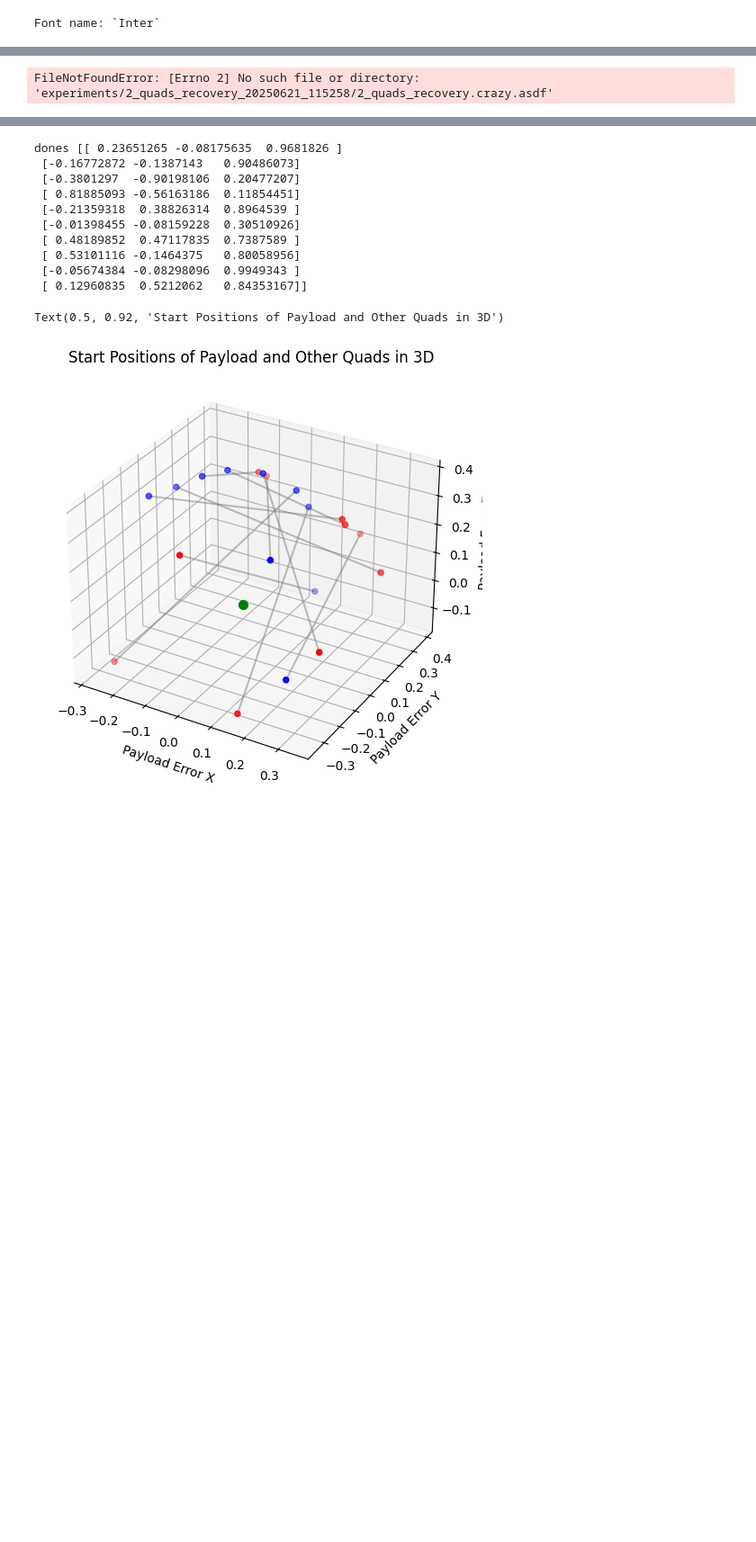
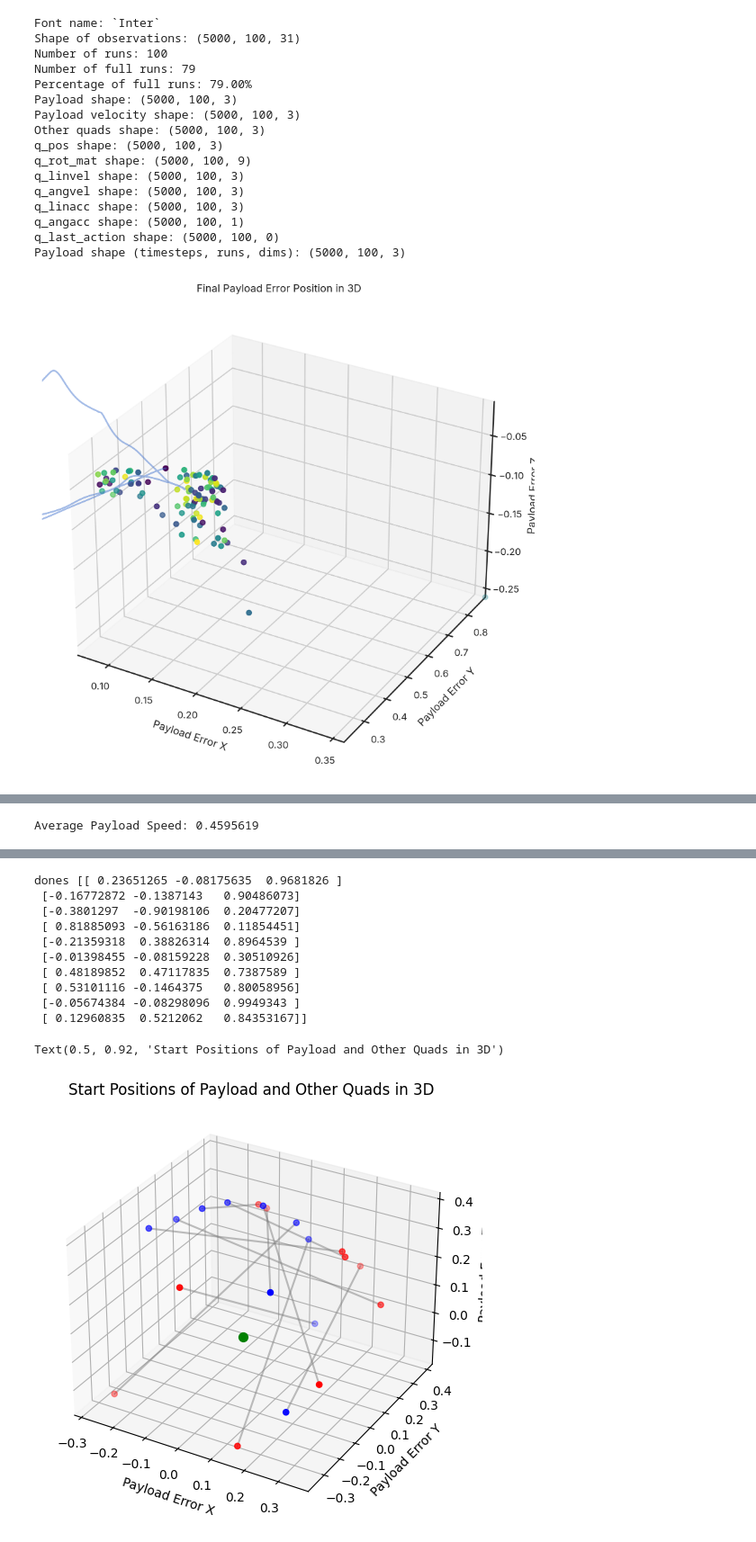
Before and after one commit to viktorlorentz/crazyMARL, a Jupyter notebook: plot_test.ipynb, the cells around one changed output, grey strips where cells are left out. Shown at 90% size. Drawn from its saved outputs; the diff is of its cells as text; code cells hidden in the pictures; blank space fills up the shorter version.

```diff
--- a/plot_test.ipynb
+++ b/plot_test.ipynb
@@ -23,7 +23,7 @@ plt.rcParams['figure.dpi'] = 300  # Set the resolution to 300 DPI for high-quali
 
 
 # Path to your ASDF file
-file_path = 'experiments_data/2_quads_recovery_20250621_115258/2_quads_recovery.crazy.asdf'
+file_path = 'experiments_data/2_quads_figure_eight_20250625_164822/2_quads_figure_eight.crazy.asdf'
 
 # Load the ASDF file and read the observations into memory
 with asdf.open(file_path) as af:
@@ -221,30 +221,46 @@ ax4.bar(bins[:-1], first_dones_hist/np.max(first_dones_hist), width=np.diff(bins
 
 
 for p in percentiles:
     p_val = np.percentile(p_error_norm, p, axis=1)
     ax4.plot(time[:], p_val, label=f'{p}th Percentile', alpha=0.7)
 ax4.set_xlabel('Time')
 ax4.set_ylabel('Payload Error Norm')
 
 
 # crate a line plot of the first dones over time
 
 
 
 ax4.legend()
 # save the figure
 plt.savefig('crazyvis/plots/payload_error_over_time.png', bbox_inches='tight')
 
 
 #calculate the average payload speed
 
 avg_payload_speed = np.mean(np.linalg.norm(payload_velocity, axis=2), axis=1)  # shape (timesteps,)
 fig5, ax5 = plt.subplots(figsize=(8, 6))
 ax5.plot(time, avg_payload_speed, label='Average Payload Speed', color='orange')
 ax5.set_xlabel('Timesteps')
 ax5.set_ylabel('Average Speed')
 ax5.set_title('Average Payload Speed Over Time')
 ax5.legend()
 print ("Average Payload Speed:", np.mean(avg_payload_speed))
 # %% [output]
 Font name: `Inter`
+Shape of observations: (5000, 100, 31)
+Number of runs: 100
+Number of full runs: 79
+Percentage of full runs: 79.00%
+Payload shape: (5000, 100, 3)
+Payload velocity shape: (5000, 100, 3)
+Other quads shape: (5000, 100, 3)
+q_pos shape: (5000, 100, 3)
+q_rot_mat shape: (5000, 100, 9)
+q_linvel shape: (5000, 100, 3)
+q_angvel shape: (5000, 100, 3)
+q_linacc shape: (5000, 100, 3)
+q_angacc shape: (5000, 100, 1)
+q_last_action shape: (5000, 100, 0)
+Payload shape (timesteps, runs, dims): (5000, 100, 3)
+[figure, added]
@@ -251 +270 @@ Font name: `Inter`
-FileNotFoundError: [Errno 2] No such file or directory: 'experiments/2_quads_recovery_20250621_115258/2_quads_recovery.crazy.asdf'
+Average Payload Speed: 0.4595619
```
Also changed, not shown: parts of 1 cell of this notebook, 38 other files.
